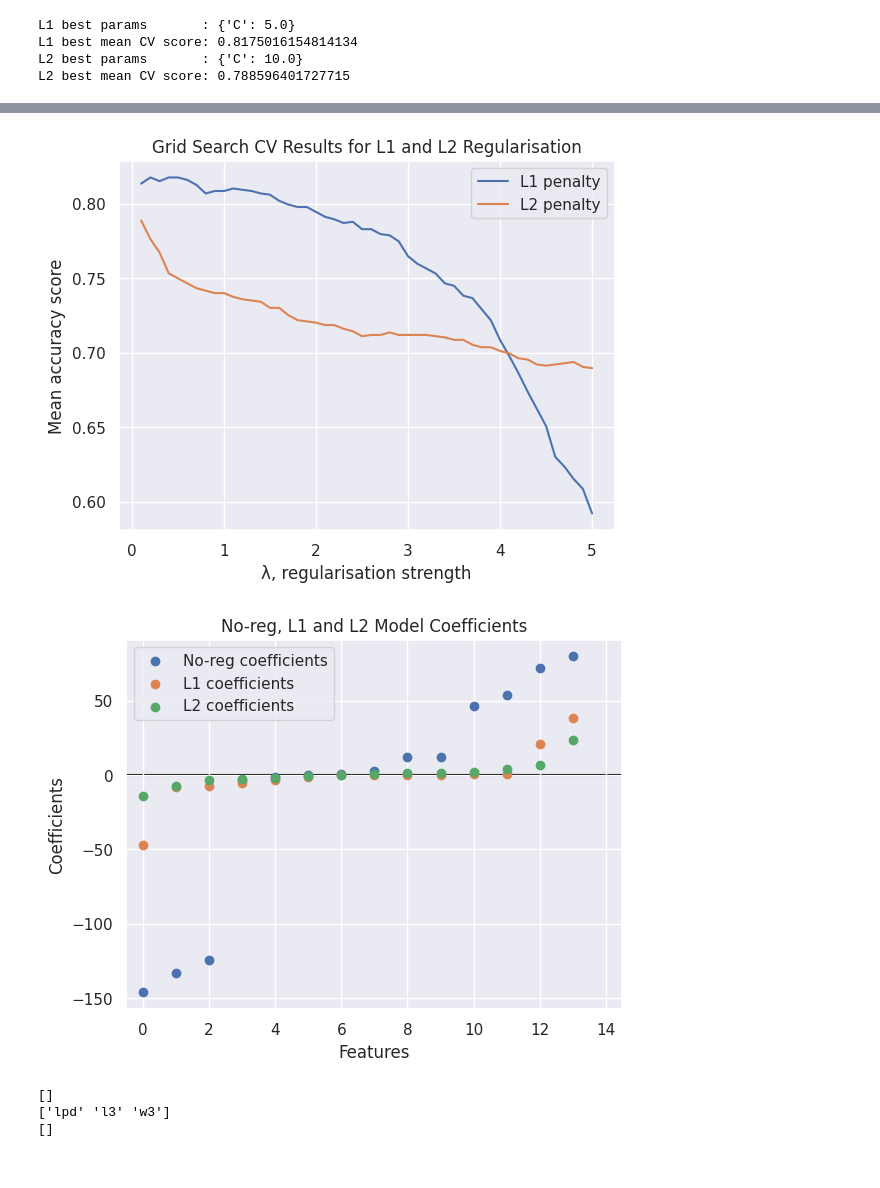
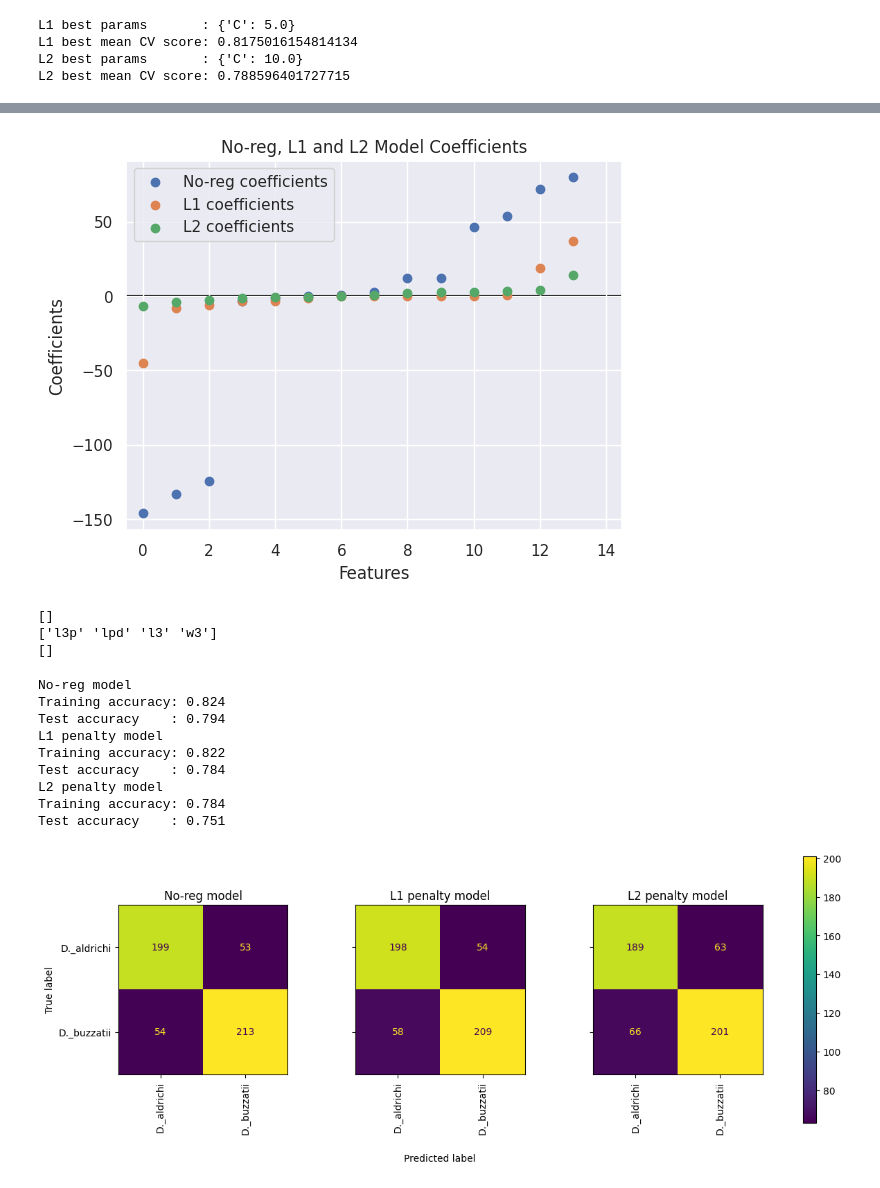
Before and after one commit to LimaoC/drosophila-classification, a Jupyter notebook: notebooks/log_regression.ipynb, the cells around one changed output, grey strips where cells are left out. Saved outputs shown, nothing was run; the diff lists cells and outputs as text; code cells hidden in the pictures.

Commit message:
rnd: refresh logistic regression, random forest figures

```diff
--- a/notebooks/log_regression.ipynb
+++ b/notebooks/log_regression.ipynb
@@ -60,8 +79,8 @@ L1 best mean CV score: 0.8175016154814134
 L2 best params       : {'C': 10.0}
 L2 best mean CV score: 0.788596401727715
 # %%
-clf_l1 = LogisticRegression(random_state=42, max_iter=1000, penalty='l1', C=grid_search_l1.best_params_["C"], solver='liblinear')
+clf_l1 = LogisticRegression(random_state=42, max_iter=1000, penalty='l1', C=1 / 0.3, solver='liblinear')
+clf_l2 = LogisticRegression(random_state=42, max_iter=1000, penalty='l2', C=1 / 0.3, solver='newton-cg')
 clf_l1.fit(X_train, y_train)
-clf_l2 = LogisticRegression(random_state=42, max_iter=1000, penalty='l2', C=grid_search_l2.best_params_["C"], solver='newton-cg')
 clf_l2.fit(X_train, y_train)
 # %% [output]
@@ -106,20 +89,3 @@ Test accuracy    : 0.771
-# %%
-sns.set()
-l1_scores = grid_search_l1.cv_results_["mean_test_score"]
-l2_scores = grid_search_l2.cv_results_["mean_test_score"]
-lambda_values = 1 / grid_search_l2.cv_results_["param_C"].data
-
-fig, ax = plt.subplots()
-ax.plot(lambda_values, l1_scores, label="L1 penalty")
-ax.plot(lambda_values, l2_scores, label="L2 penalty")
-ax.set_title("Grid Search CV Results for L1 and L2 Regularisation")
-ax.set_xlabel("λ, regularisation strength")
-ax.set_ylabel("Mean accuracy score")
-plt.legend()
-plt.savefig("../fig/grid_search_cv_l1_l2_logreg.png")
-plt.show()
-# %% [output]
-[figure]
 # %%
 fig, ax = plt.subplots()
 n_pred = len(predictors)
@@ -135,12 +101,51 @@ plt.legend()
 plt.savefig("../fig/coef_logreg.png")
 plt.show()
 # %% [output]
-[figure, old version]
+[figure, new version]
 # %%
 print(np.array(predictors)[np.isclose(clf_no_reg.coef_, 0).reshape(-1)])
 print(np.array(predictors)[np.isclose(clf_l1.coef_, 0).reshape(-1)])
 print(np.array(predictors)[np.isclose(clf_l2.coef_, 0).reshape(-1)])
 # %% [output]
 []
-['lpd' 'l3' 'w3']
+['l3p' 'lpd' 'l3' 'w3']
 []
+# %%
+import matplotlib
+from sklearn.metrics import accuracy_score, confusion_matrix, ConfusionMatrixDisplay
+
+matplotlib.rc_file_defaults()
+
+fig, ax = plt.subplots(nrows=1, ncols=3, sharey=True, figsize=(15,5))
+titles = ("No-reg model", "L1 penalty model", "L2 penalty model")
+for i, clf in enumerate((clf_no_reg, clf_l1, clf_l2)):
+    print(titles[i])
+    train_preds = clf.predict(X_train)
+    test_preds = clf.predict(X_test)
+    print("Training accuracy:", round(accuracy_score(y_train, train_preds), 3))
+    print("Test accuracy    :", round(accuracy_score(y_test, test_preds), 3))
+
+    cm = confusion_matrix(y_test, test_preds, labels=clf_no_reg.classes_)
+    disp = ConfusionMatrixDisplay(confusion_matrix=cm, display_labels=clf_no_reg.classes_)
+    disp.plot(ax=ax[i], xticks_rotation=90)
+    disp.ax_.set_title(titles[i])
+    disp.im_.colorbar.remove()
+    disp.ax_.set_xlabel("")
+    if i != 0:
+        disp.ax_.set_ylabel("")
+plt.subplots_adjust(wspace=0.40, hspace=0.1)
+fig.text(0.4, 0, 'Predicted label', ha='left')
+fig.colorbar(disp.im_, ax=ax)
+plt.savefig("../fig/cm_logreg.png")
+plt.show()
+# %% [output]
+No-reg model
+Training accuracy: 0.824
+Test accuracy    : 0.794
+L1 penalty model
+Training accuracy: 0.822
+Test accuracy    : 0.784
+L2 penalty model
+Training accuracy: 0.784
+Test accuracy    : 0.751
+[figure, new version]
```
Also changed, not shown: parts of 5 cells of this notebook, 1 other file.
